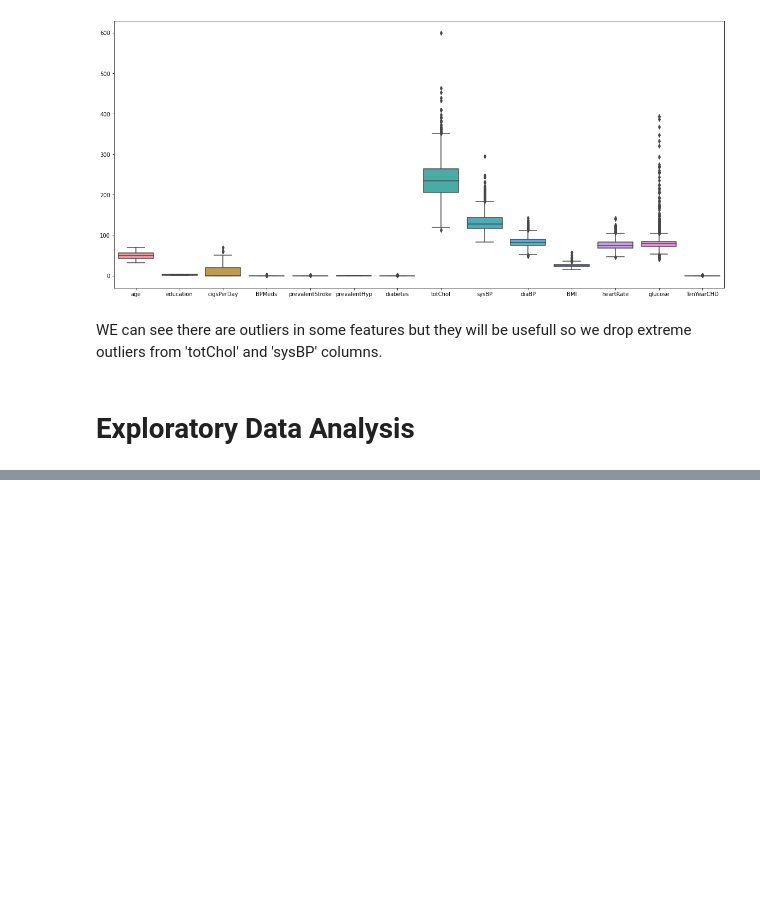
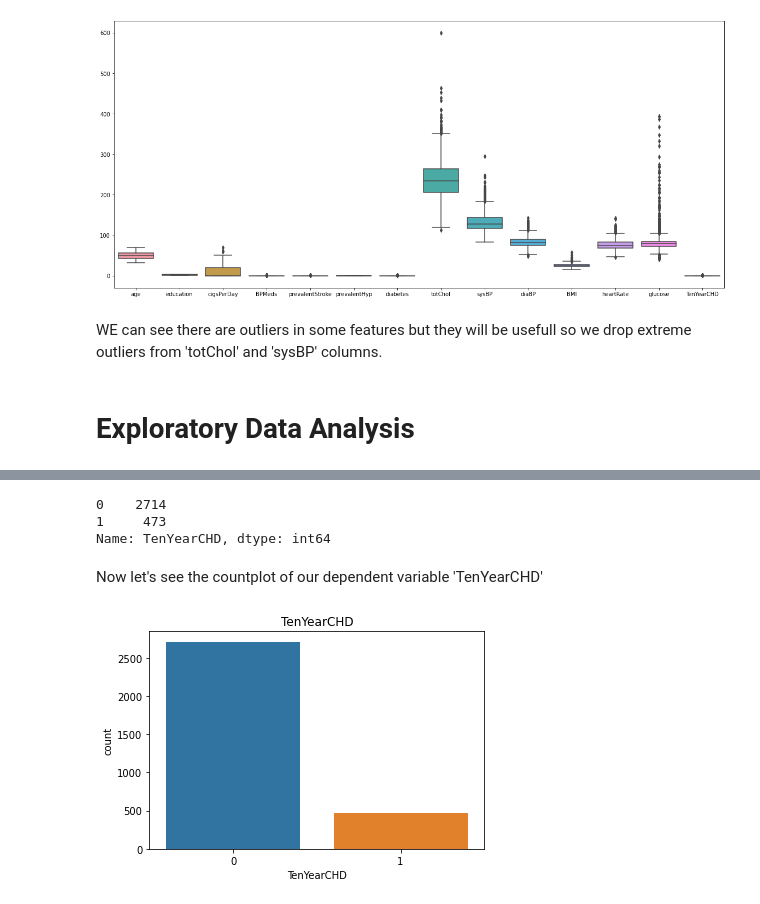
Before and after one commit to harishgawade1999/Cardiovascular-Risk-Prediction-, a Jupyter notebook: Harish_Cardiovascular_Risk_Prediction_Capstone_Project.ipynb, the cells around one changed output, grey strips where cells are left out. Cells and saved outputs as stored; diff of their text form; code cells hidden in the pictures; blank space fills up the shorter version.

```diff
--- a/Harish_Cardiovascular_Risk_Prediction_Capstone_Project.ipynb
+++ b/Harish_Cardiovascular_Risk_Prediction_Capstone_Project.ipynb
@@ -277,0 +284,3 @@ new_df= new_df[new_df['sysBP'] < 250]
+# %%
+# dependent variable "rented bike count"
+dependent_var= "TenYearCHD"
@@ -277,0 +299,15 @@ new_df= new_df[new_df['sysBP'] < 250]
+# %%
+new_df[dependent_var].value_counts()
+# %% [output]
+0    2714
+1     473
+Name: TenYearCHD, dtype: int64
+# %% [markdown]
+Now let's see the countplot of our dependent variable 'TenYearCHD'
+# %%
+ # plt.figure(figsize=(9,6))
+sns.countplot(data = new_df, x = dependent_var)
+plt.title(dependent_var)
+plt.show()
+# %% [output]
+[figure, added]
```
Also changed, not shown: parts of 12 cells of this notebook.
